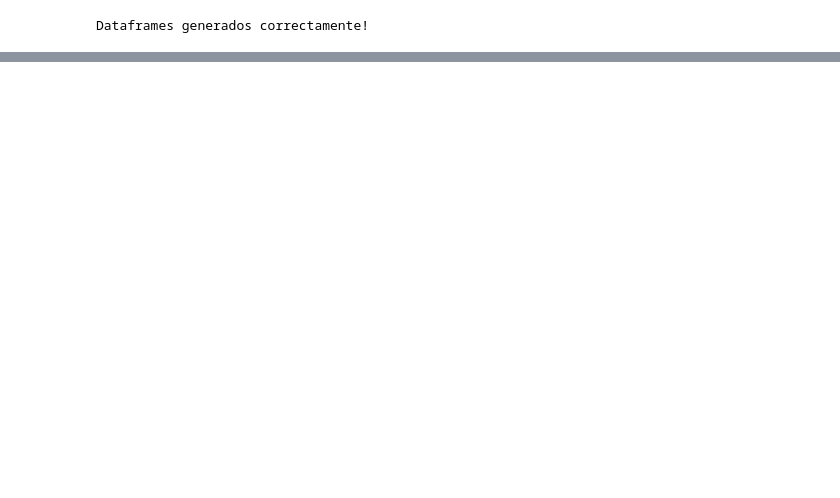
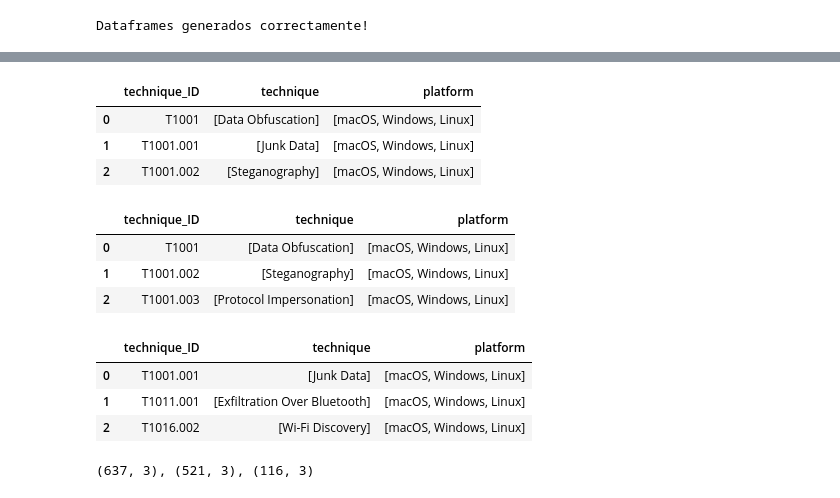
Before and after one commit to cyberauditor-framework/Mitre-Detections-Rules-Framework, a Jupyter notebook: mitre_relationships/[stix2]_mitre_relationships.ipynb, the cells around one changed output, grey strips where cells are left out. Cells and saved outputs as stored; diff of their text form; code cells hidden in the pictures; blank space fills up the shorter version.

```diff
--- a/mitre_relationships/[stix2]_mitre_relationships.ipynb
+++ b/mitre_relationships/[stix2]_mitre_relationships.ipynb
@@ -645,0 +767,20 @@ Archivo guardado correctamente [NOCP]_enterprise_techniques_datasource_N1_050720
+# %%
+if debug_df:
+    display(MITRE_technique_platforms_1N_df.head(3))
+    display(CP_technique_platforms_1N_df.head(3))
+    display(NOCP_technique_platforms_1N_df.head(3))
+    print(f'{MITRE_technique_platforms_1N_df.shape}, {CP_technique_platforms_1N_df.shape}, {NOCP_technique_platforms_1N_df.shape}')
+# %% [output]
+|  | technique_ID | technique | platform |
+| 0 | T1001 | [Data Obfuscation] | [macOS, Windows, Linux] |
+| 1 | T1001.001 | [Junk Data] | [macOS, Windows, Linux] |
+| 2 | T1001.002 | [Steganography] | [macOS, Windows, Linux] |
+|  | technique_ID | technique | platform |
+| 0 | T1001 | [Data Obfuscation] | [macOS, Windows, Linux] |
+| 1 | T1001.002 | [Steganography] | [macOS, Windows, Linux] |
+| 2 | T1001.003 | [Protocol Impersonation] | [macOS, Windows, Linux] |
+|  | technique_ID | technique | platform |
+| 0 | T1001.001 | [Junk Data] | [macOS, Windows, Linux] |
+| 1 | T1011.001 | [Exfiltration Over Bluetooth] | [macOS, Windows, Linux] |
+| 2 | T1016.002 | [Wi-Fi Discovery] | [macOS, Windows, Linux] |
+(637, 3), (521, 3), (116, 3)
```
Also changed, not shown: parts of 24 cells of this notebook.
